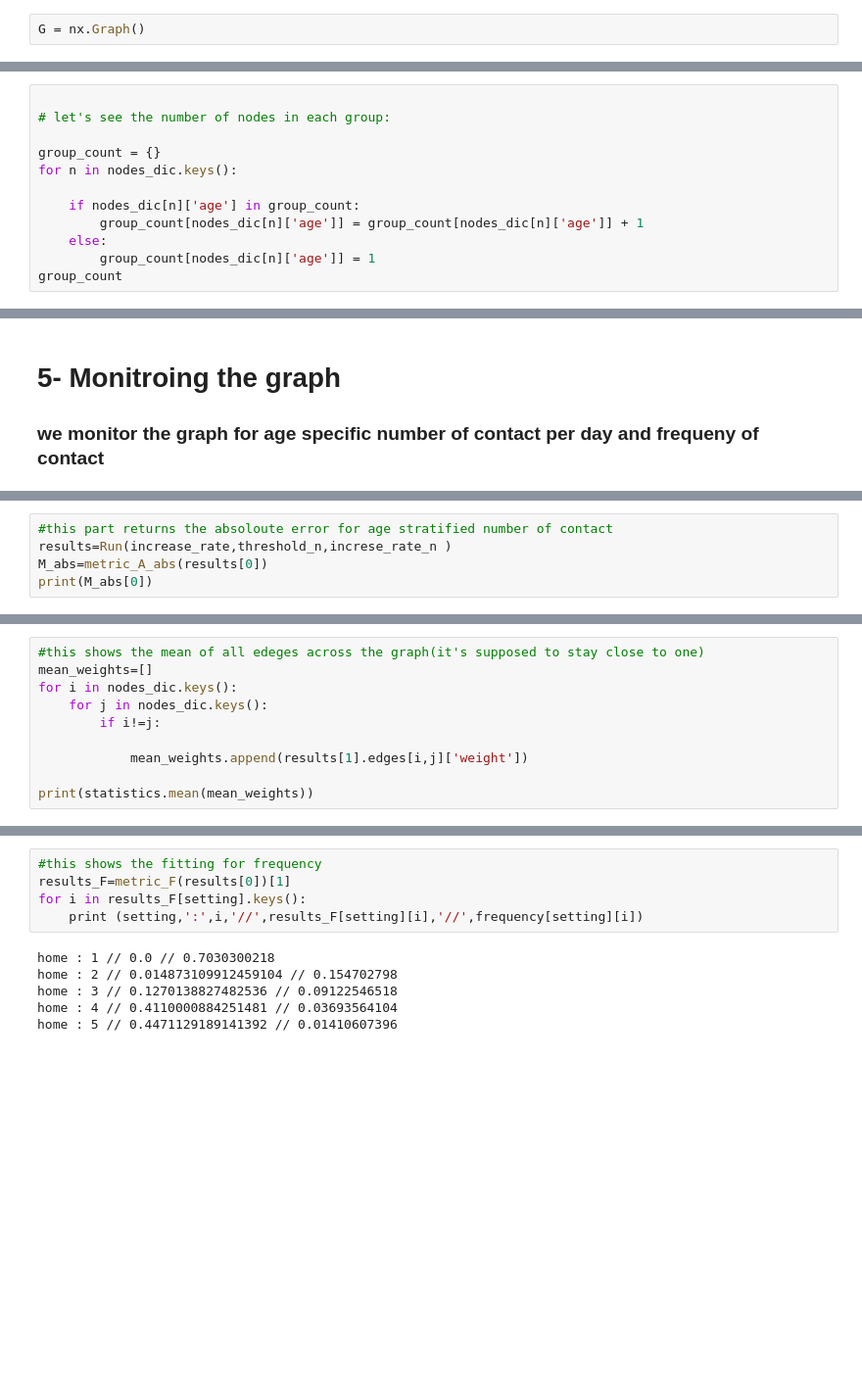
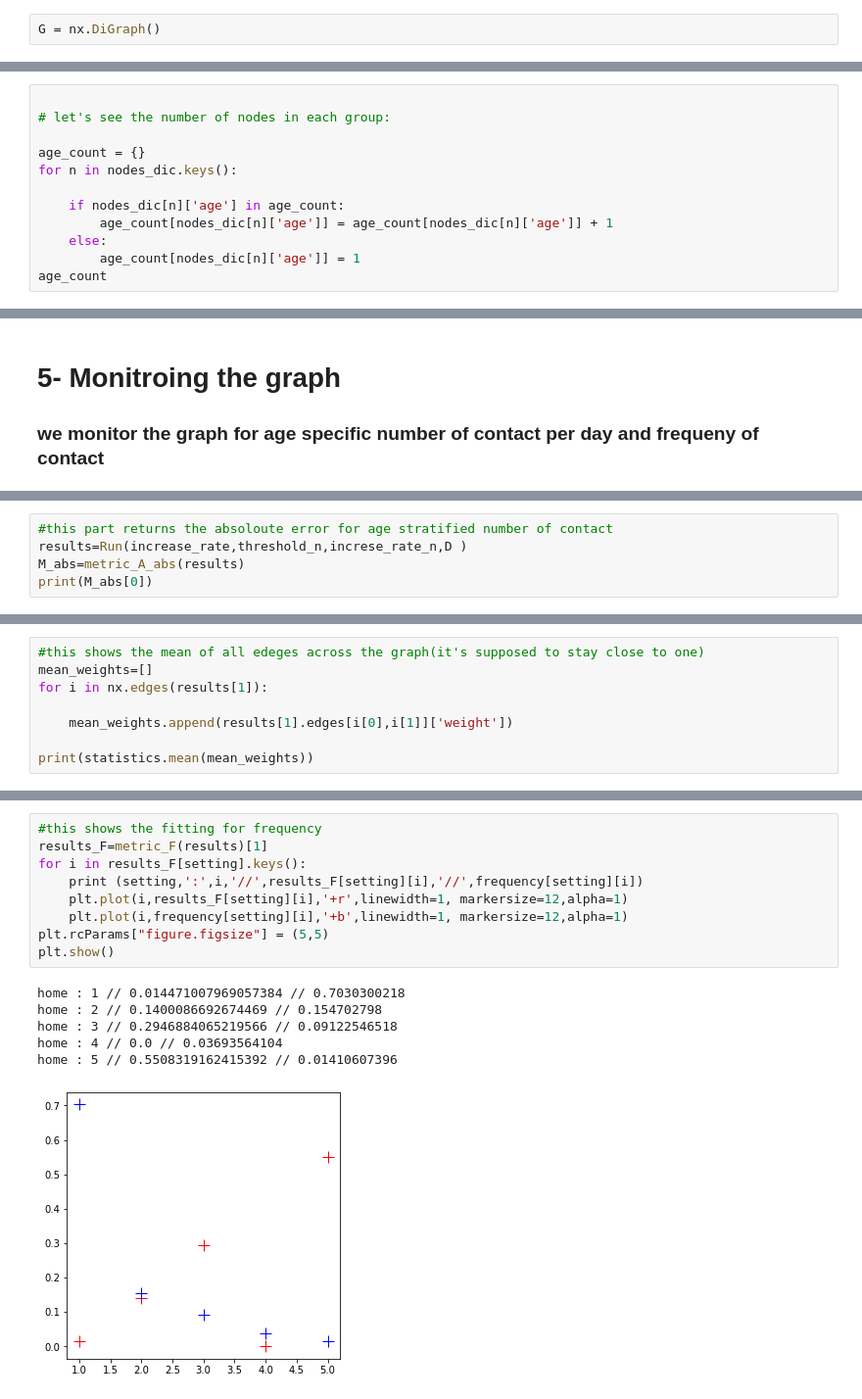
Before and after one commit to sobhan-moosavi/varicella_study, a Jupyter notebook: Base_Graph.ipynb, the cells around one changed output, grey strips where cells are left out. Shown: that part at 98% size. Cells and saved outputs as stored; diff of their text form; blank space fills up the shorter version.

Commit message:
graphs added for better ilustration

```diff
--- a/Base_Graph.ipynb
+++ b/Base_Graph.ipynb
@@ -23,7 +23,7 @@ increse_rate_n=0  #increse rate weight for two nodes with same neighbor
 # %% [markdown]
 ## 1-Defining Nodes
 # %%
-G = nx.Graph()
+G = nx.DiGraph()
 # %%
 #defining a dictionary of nodes
 available_groups  = [] #16_age_groups
@@ -81,12 +81,12 @@ with open ('frequency_contact.csv') as f:
 
 # let's see the number of nodes in each group:
 
-group_count = {}
+age_count = {}
 for n in nodes_dic.keys():
 
-    if nodes_dic[n]['age'] in group_count:
-        group_count[nodes_dic[n]['age']] = group_count[nodes_dic[n]['age']] + 1
+    if nodes_dic[n]['age'] in age_count:
+        age_count[nodes_dic[n]['age']] = age_count[nodes_dic[n]['age']] + 1
     else:
-        group_count[nodes_dic[n]['age']] = 1
-group_count
+        age_count[nodes_dic[n]['age']] = 1
+age_count
 # %% [output]
@@ -393,6 +429,6 @@ def metric_F(contacted_all):
 # %%
 #this part returns the absoloute error for age stratified number of contact
-results=Run(increase_rate,threshold_n,increse_rate_n )
-M_abs=metric_A_abs(results[0])
+results=Run(increase_rate,threshold_n,increse_rate_n,D )
+M_abs=metric_A_abs(results)
 print(M_abs[0])
 # %% [output]
@@ -429,11 +465,9 @@ print('%f' % metric_A_wilx(results[0])[0][1])
 # %%
 #this shows the mean of all edeges across the graph(it's supposed to stay close to one)
 mean_weights=[]
-for i in nodes_dic.keys():
-    for j in nodes_dic.keys():
-        if i!=j:
+for i in nx.edges(results[1]):
 
-            mean_weights.append(results[1].edges[i,j]['weight'])
+    mean_weights.append(results[1].edges[i[0],i[1]]['weight'])
 
 print(statistics.mean(mean_weights))
 # %% [output]
@@ -441,11 +475,16 @@ print(statistics.mean(mean_weights))
 # %%
 #this shows the fitting for frequency
-results_F=metric_F(results[0])[1]
+results_F=metric_F(results)[1]
 for i in results_F[setting].keys():
     print (setting,':',i,'//',results_F[setting][i],'//',frequency[setting][i])
+    plt.plot(i,results_F[setting][i],'+r',linewidth=1, markersize=12,alpha=1)
+    plt.plot(i,frequency[setting][i],'+b',linewidth=1, markersize=12,alpha=1)
+plt.rcParams["figure.figsize"] = (5,5)
+plt.show()
 # %% [output]
-home : 1 // 0.0 // 0.7030300218
-home : 2 // 0.014873109912459104 // 0.154702798
-home : 3 // 0.1270138827482536 // 0.09122546518
-home : 4 // 0.4110000884251481 // 0.03693564104
-home : 5 // 0.4471129189141392 // 0.01410607396
+home : 1 // 0.014471007969057384 // 0.7030300218
+home : 2 // 0.1400086692674469 // 0.154702798
+home : 3 // 0.2946884065219566 // 0.09122546518
+home : 4 // 0.0 // 0.03693564104
+home : 5 // 0.5508319162415392 // 0.01410607396
+[figure, added]
```
Also changed, not shown: parts of 16 cells of this notebook.
